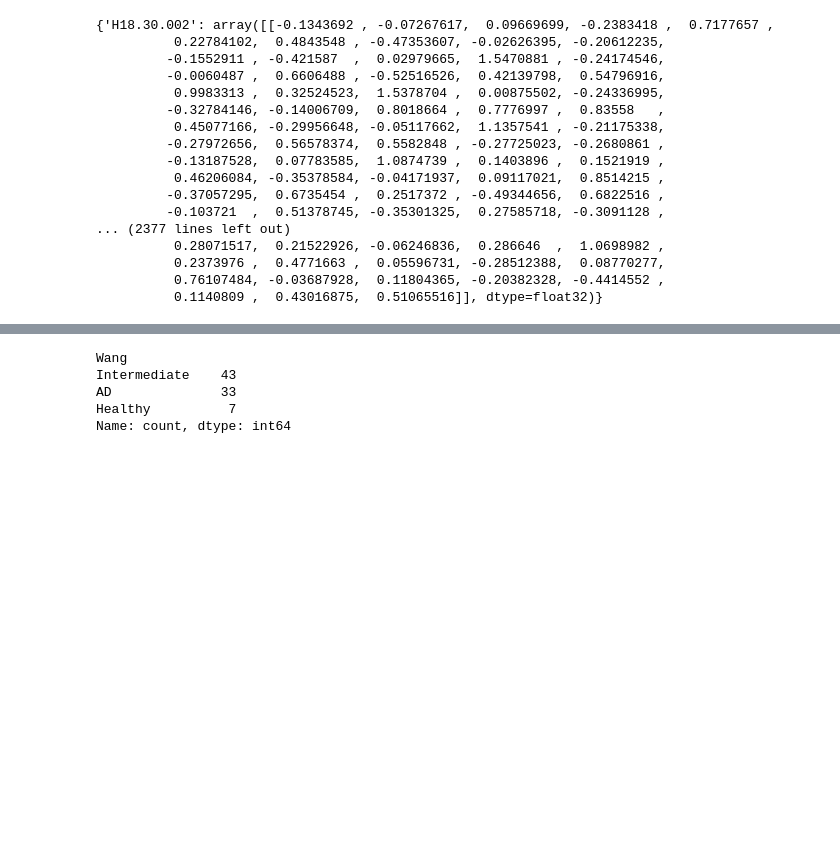
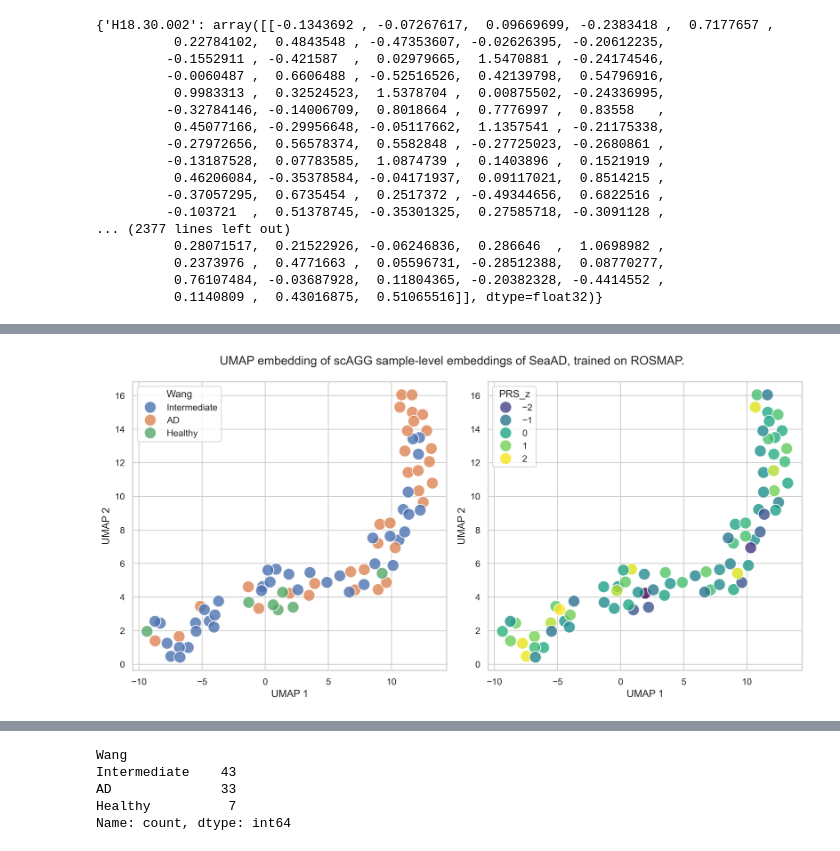
Before and after one commit to timoverlaan/scAGG, a Jupyter notebook: src/analysis/seaad_external_umap.ipynb, the cells around one changed output, grey strips where cells are left out. Cells and saved outputs as stored; diff of their text form; code cells hidden in the pictures; blank space fills up the shorter version.

Commit message:
Calculate PRSs and color umap accordingly

```diff
--- a/src/analysis/seaad_external_umap.ipynb
+++ b/src/analysis/seaad_external_umap.ipynb
@@ -79,0 +106,39 @@ plt.show()
+# %%
+SIZE = 200
+ALPHA = 0.8
+
+x_pca = PCA(n_components=50).fit_transform(x)
+x_umap = UMAP(n_components=2, n_neighbors=8, min_dist=1).fit_transform(x_pca)
+
+fig, axs = plt.subplots(1, 2, figsize=(12, 6), dpi=300)
+sns.scatterplot(
+    x=x_umap[:, 0],
+    y=x_umap[:, 1],
+    hue=donor_df["Wang"],
+    hue_order=["Intermediate", "AD", "Healthy"],
+    ax=axs[0],
+    s = SIZE,
+    alpha = ALPHA,
+)
+
+axs[0].set_xlabel("UMAP 1")
+axs[0].set_ylabel("UMAP 2")
+fig.suptitle("UMAP embedding of scAGG sample-level embeddings of SeaAD, trained on ROSMAP.")
+
+sns.scatterplot(
+    x=x_umap[:, 0],
+    y=x_umap[:, 1],
+    hue=donor_df["PRS_z"],
+    hue_order=sorted(donor_df["PRS_z"].unique())[::-1],  # sort in descending order
+    palette="viridis",
+    ax=axs[1],
+    s = SIZE,
+    alpha = ALPHA,
+)
+axs[1].set_xlabel("UMAP 1")
+axs[1].set_ylabel("UMAP 2")
+# axs[1].set_title("Polygenic Risk Score (PRS) on UMAP embedding")
+
+plt.tight_layout()
+# %% [output]
+[figure, added]
```
Also changed, not shown: parts of 11 cells of this notebook, 3 other files.
